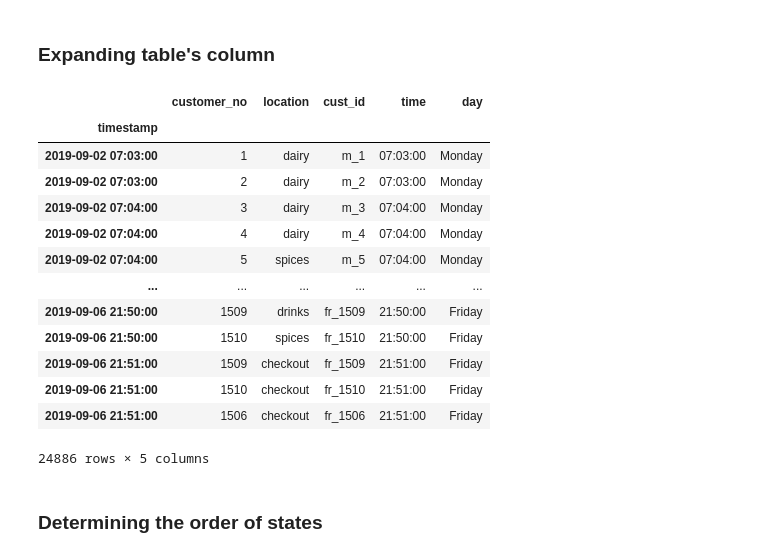
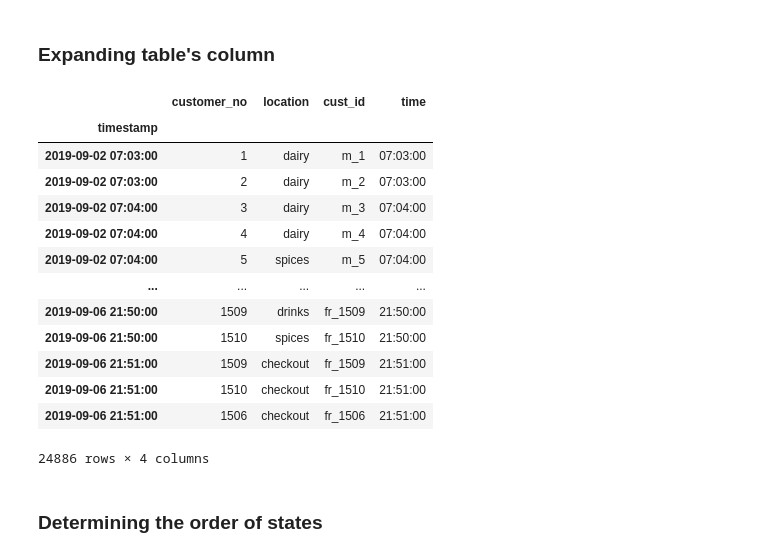
Before and after one commit to Rellino/Supermarket, a Jupyter notebook: data/EDA.ipynb, the cells around one changed output. Cells and saved outputs as stored; diff of their text form; code cells hidden in the pictures.

```diff
--- a/data/EDA.ipynb
+++ b/data/EDA.ipynb
@@ -7,11 +7,11 @@ import datetime
 import matplotlib.pyplot as plt
 import seaborn as sns
 # %%
-mon = pd.read_csv('monday.csv', sep=';', parse_dates=[0])
-tue = pd.read_csv('tuesday.csv', sep=';', parse_dates=[0])
-wed = pd.read_csv('wednesday.csv', sep=';', parse_dates=[0])
-thu = pd.read_csv('thursday.csv', sep=';', parse_dates=[0])
-fri = pd.read_csv('friday.csv', sep=';', parse_dates=[0])
+mon = pd.read_csv('data/monday.csv', sep=';', parse_dates=[0])
+tue = pd.read_csv('data/tuesday.csv', sep=';', parse_dates=[0])
+wed = pd.read_csv('data/wednesday.csv', sep=';', parse_dates=[0])
+thu = pd.read_csv('data/thursday.csv', sep=';', parse_dates=[0])
+fri = pd.read_csv('data/friday.csv', sep=';', parse_dates=[0])
 # %%
 def fe_matrix(day):
     '''add the checkout to the customers who miss it and
@@ -47,23 +47,22 @@ df.set_index('timestamp', inplace=True)
 # %%
 df.sort_index(inplace=True)
 df['time'] = df.index.time
-df['day'] = df.index.day_name()
 df
 # %% [output]
-|  | customer_no | location | cust_id | time | day |
-| timestamp |  |  |  |  |  |
-| 2019-09-02 07:03:00 | 1 | dairy | m_1 | 07:03:00 | Monday |
-| 2019-09-02 07:03:00 | 2 | dairy | m_2 | 07:03:00 | Monday |
-| 2019-09-02 07:04:00 | 3 | dairy | m_3 | 07:04:00 | Monday |
-| 2019-09-02 07:04:00 | 4 | dairy | m_4 | 07:04:00 | Monday |
-| 2019-09-02 07:04:00 | 5 | spices | m_5 | 07:04:00 | Monday |
-| ... | ... | ... | ... | ... | ... |
-| 2019-09-06 21:50:00 | 1509 | drinks | fr_1509 | 21:50:00 | Friday |
-| 2019-09-06 21:50:00 | 1510 | spices | fr_1510 | 21:50:00 | Friday |
-| 2019-09-06 21:51:00 | 1509 | checkout | fr_1509 | 21:51:00 | Friday |
-| 2019-09-06 21:51:00 | 1510 | checkout | fr_1510 | 21:51:00 | Friday |
-| 2019-09-06 21:51:00 | 1506 | checkout | fr_1506 | 21:51:00 | Friday |
+|  | customer_no | location | cust_id | time |
+| timestamp |  |  |  |  |
+| 2019-09-02 07:03:00 | 1 | dairy | m_1 | 07:03:00 |
+| 2019-09-02 07:03:00 | 2 | dairy | m_2 | 07:03:00 |
+| 2019-09-02 07:04:00 | 3 | dairy | m_3 | 07:04:00 |
+| 2019-09-02 07:04:00 | 4 | dairy | m_4 | 07:04:00 |
+| 2019-09-02 07:04:00 | 5 | spices | m_5 | 07:04:00 |
+| ... | ... | ... | ... | ... |
+| 2019-09-06 21:50:00 | 1509 | drinks | fr_1509 | 21:50:00 |
+| 2019-09-06 21:50:00 | 1510 | spices | fr_1510 | 21:50:00 |
+| 2019-09-06 21:51:00 | 1509 | checkout | fr_1509 | 21:51:00 |
+| 2019-09-06 21:51:00 | 1510 | checkout | fr_1510 | 21:51:00 |
+| 2019-09-06 21:51:00 | 1506 | checkout | fr_1506 | 21:51:00 |
-24886 rows × 5 columns
+24886 rows × 4 columns
 # %% [markdown]
 ### Determining the order of states
 # %%
```
Also changed, not shown: parts of 36 cells of this notebook, 32 other files.
